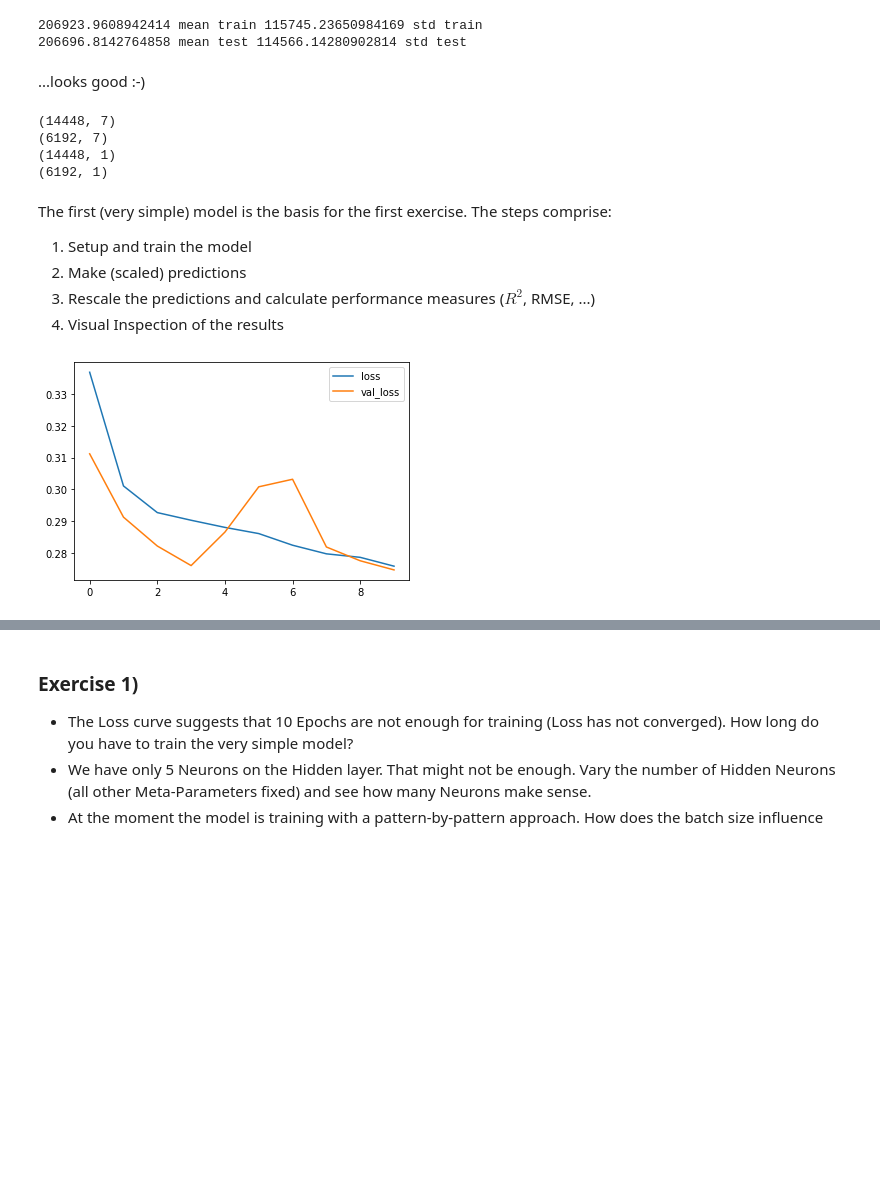
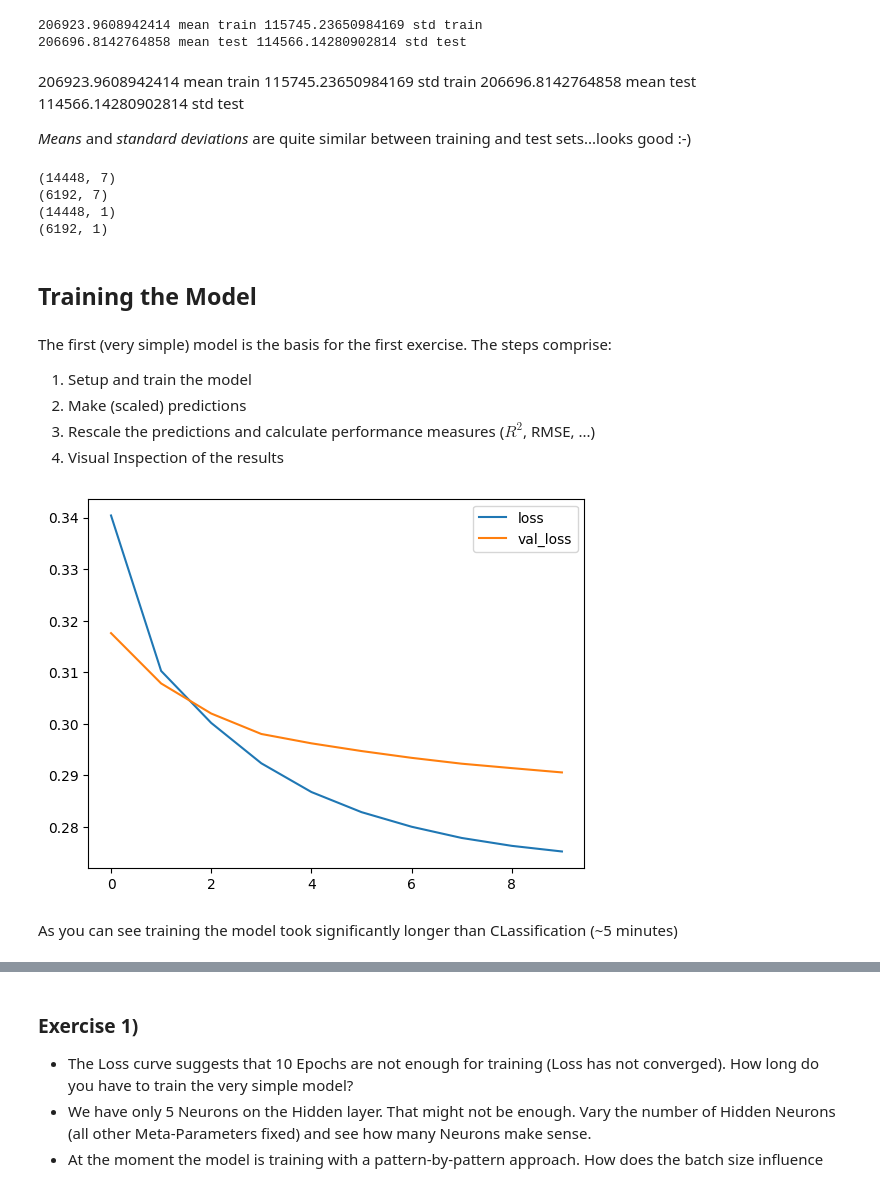
Before and after one commit to nightguarder/NeuralNetworks, a Jupyter notebook: lectures/NN_Lecture3_Neuro_get_started.ipynb, the cells around one changed output, grey strips where cells are left out. Cells and saved outputs as stored; diff of their text form; code cells hidden in the pictures; blank space fills up the shorter version.

Commit message:
Lecture 3 complete

```diff
--- a/lectures/NN_Lecture3_Neuro_get_started.ipynb
+++ b/lectures/NN_Lecture3_Neuro_get_started.ipynb
@@ -465,5 +471,5 @@ It is the California housing data that describes the value of a house depending
 # %%
-Housing = pd.read_csv("../Data/housing.csv")
+Housing = pd.read_csv("../data/lectures/housing.csv")
 Housing.head()
 # %% [output]
 |  | longitude | latitude | housing_median_age | total_rooms | total_bedrooms | population | households | ... |
@@ -523,6 +541,8 @@ Now we prepare the data and put all features into X_housing and the target into
 # %%
+# select features and target variable
 X_housing=Housing[['longitude','latitude','housing_median_age','total_rooms','population','households','median_income']]
-y_housing=Housing['median_house_value']
+
+Y_housing=Housing['median_house_value']
 
 X_housing.head()
 # %% [output]
@@ -537,6 +564,6 @@ Now we divide the data into training and test and scale all variables.
 # %%
 # Split the data into train and test sets
-X_housing_train, X_housing_test, y_housing_train, y_housing_test = train_test_split(X_housing, y_housing, test_size=0.3, random_state=42)
+X_housing_train, X_housing_test, Y_housing_train, Y_housing_test = train_test_split(X_housing, Y_housing, test_size=0.3, random_state=42)
 
 # Standardize the features
 Xscaler = StandardScaler()
@@ -556,23 +587,28 @@ print(np.mean(y_housing_test),'mean test',np.std(y_housing_test),'std test')
 206923.9608942414 mean train 115745.23650984169 std train
 206696.8142764858 mean test 114566.14280902814 std test
 # %% [markdown]
-...looks good :-)
+206923.9608942414 mean train 115745.23650984169 std train
+206696.8142764858 mean test 114566.14280902814 std test
+
+*Means* and *standard deviations* are quite similar between training and test sets...looks good :-)
 # %%
 # Standardize the target
 Yscaler = StandardScaler()
-y_housing_train_sc = Yscaler.fit_transform(np.array(y_housing_train).reshape(-1,1))
-y_housing_test_sc = Yscaler.transform(np.array(y_housing_test).reshape(-1,1))
+Y_housing_train_sc = Yscaler.fit_transform(np.array(Y_housing_train).reshape(-1,1))
+Y_housing_test_sc = Yscaler.transform(np.array(Y_housing_test).reshape(-1,1))
 
 print(X_housing_train.shape)
 print(X_housing_test.shape)
 
-print(y_housing_train_sc.shape)
-print(y_housing_test_sc.shape)
+print(Y_housing_train_sc.shape)
+print(Y_housing_test_sc.shape)
 # %% [output]
 (14448, 7)
 (6192, 7)
 (14448, 1)
 (6192, 1)
+# %% [markdown]
+## Training the Model
 # %% [markdown]
 The first (very simple) model is the basis for the first exercise.
 The steps comprise:
@@ -582,23 +618,26 @@ The steps comprise:
 3) Rescale the predictions and calculate performance measures ($R^2$, RMSE, ...)
 4) Visual Inspection of the results
 # %%
+# Set random seed for reproducibility
 tf.random.set_seed(42)
 
 NNRegModel1=Sequential()
 
-NNRegModel1.add(InputLayer(input_shape=(7,))) # Input shape = 7 features
+NNRegModel1.add(InputLayer(input_shape=(7,))) # Input shape = 7 features we have in X_housing
 NNRegModel1.add(Dense(5,activation='tanh',use_bias=True))
 NNRegModel1.add(Dense(1,use_bias=True))
-
+# Compile the model
 sgd = SGD(learning_rate=0.3)
 NNRegModel1.compile(loss='mean_squared_error', optimizer='sgd')
 
-NNRegModel1.fit(X_housing_train, y_housing_train_sc,
+NNRegModel1.fit(X_housing_train, Y_housing_train_sc,
           shuffle=True,
           epochs=10,
-          batch_size=1,
-          verbose=0,
-          validation_data=(X_housing_test, y_housing_test_sc),
+          batch_size=64, # Increased from 1 to 64 for speed
+          verbose=0,# type: ignore
+          validation_data=(X_housing_test, Y_housing_test_sc),
           callbacks=[plot_losses]);
 # %% [output]
-[figure, old version]
+[figure, new version]
+# %% [markdown]
+As you can see training the model took significantly longer than CLassification (~5 minutes)
```
Also changed, not shown: parts of 31 cells of this notebook.
